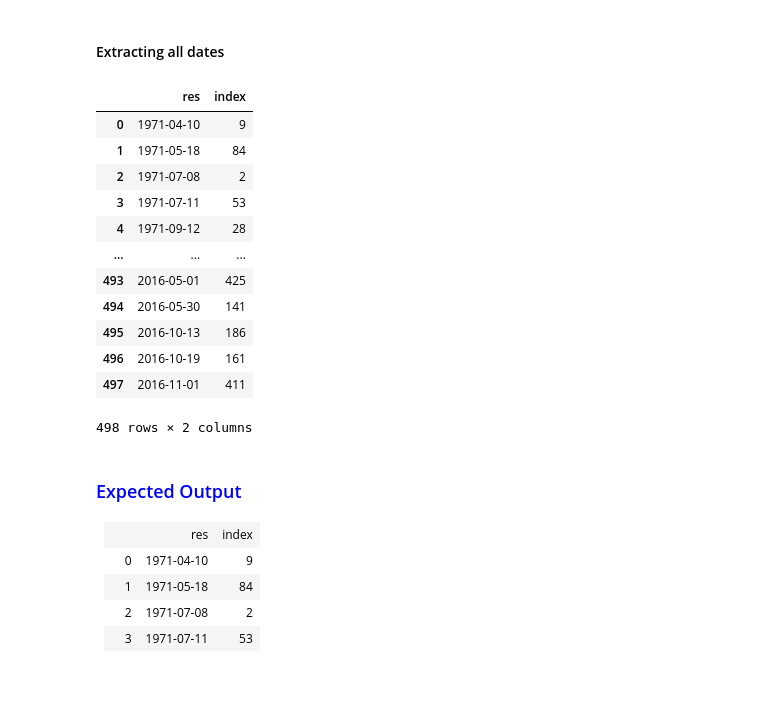
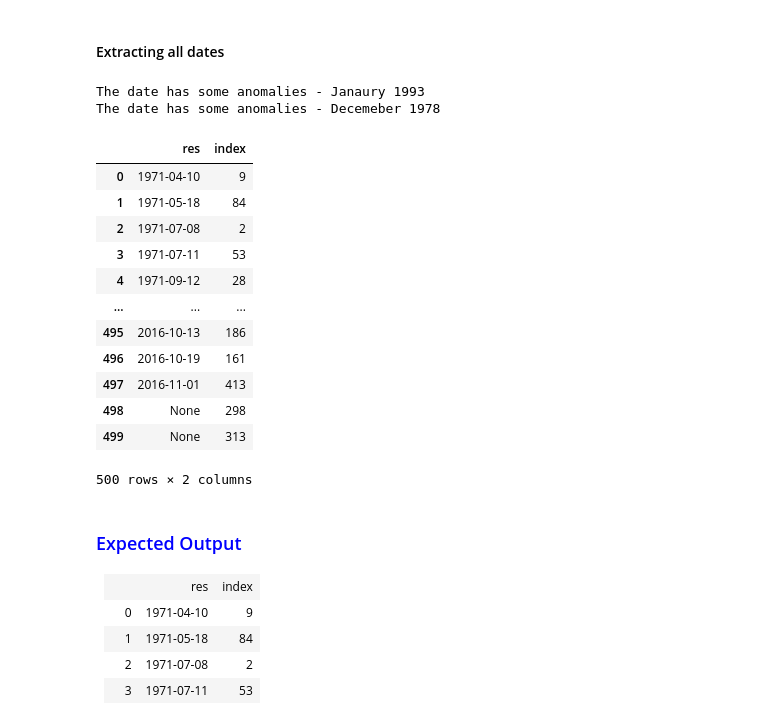
Before and after one commit to MykolaHavrylov/DS_kemp, a Jupyter notebook: lesson_13/lesson_13_text_mining.ipynb, the cells around one changed output. Cells and saved outputs as stored; diff of their text form; code cells hidden in the pictures; blank space fills up the shorter version.

Commit message:
lesson 13(changed if in creating [dates] list): done

```diff
--- a/lesson_13/lesson_13_text_mining.ipynb
+++ b/lesson_13/lesson_13_text_mining.ipynb
@@ -990,40 +990,43 @@ def split_content(content):
     return content.split("\n")
 
 def find_date(string):
     result = re.findall(r"(\d{1,2}[-\/]\d{1,2}[-\/](\d{4}|\d{2}(?![0-9]))|(?:\d{1,2} )?(?:Jan|Feb|Mar|Apr|May|Jun|Jul|Aug|Sep|Oct|Nov|Dec)[a-z\.\-,]*(?:\s*\d{1,2}(st|nd|th)?[ ,\-])?\s*\d{2,4}|(\d{1,2}\/)?[1-2]\d{3})", string)
     try:
         parsed_date = parse(f"{result[0][0]}", default=DEFAULT_DATE)
         str_date = parsed_date.strftime("%Y-%m-%d")
         return str_date
     except Exception as e:
         pass
+        print(f"The date has some anomalies - {result[0][0]}")
 
 
 splitted_content = split_content(content)
-dates = [find_date(sentence) for sentence in splitted_content if find_date(sentence) != None]
+dates = [find_date(sentence) for sentence in splitted_content if sentence != ""]
 
 
 
 # create df with parsed dates
 df = pd.DataFrame({'res': dates})
 df.sort_values(by=['res'], inplace=True)
 
 new_df = pd.DataFrame({'res': df['res'].values, 'index': df.index.values})
 new_df
 # %% [output]
+The date has some anomalies - Janaury 1993
+The date has some anomalies - Decemeber 1978
 |  | res | index |
 | 0 | 1971-04-10 | 9 |
 | 1 | 1971-05-18 | 84 |
 | 2 | 1971-07-08 | 2 |
 | 3 | 1971-07-11 | 53 |
 | 4 | 1971-09-12 | 28 |
 | ... | ... | ... |
-| 493 | 2016-05-01 | 425 |
-| 494 | 2016-05-30 | 141 |
 | 495 | 2016-10-13 | 186 |
 | 496 | 2016-10-19 | 161 |
-| 497 | 2016-11-01 | 411 |
+| 497 | 2016-11-01 | 413 |
+| 498 | None | 298 |
+| 499 | None | 313 |
-498 rows × 2 columns
+500 rows × 2 columns
 # %% [markdown]
 <font color = blue >
 
```
Also changed, not shown: 1 other file.
